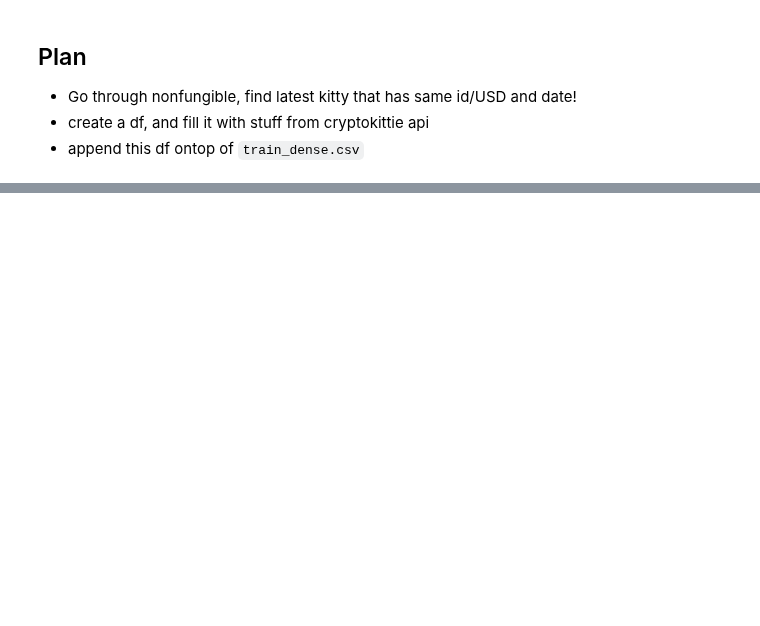
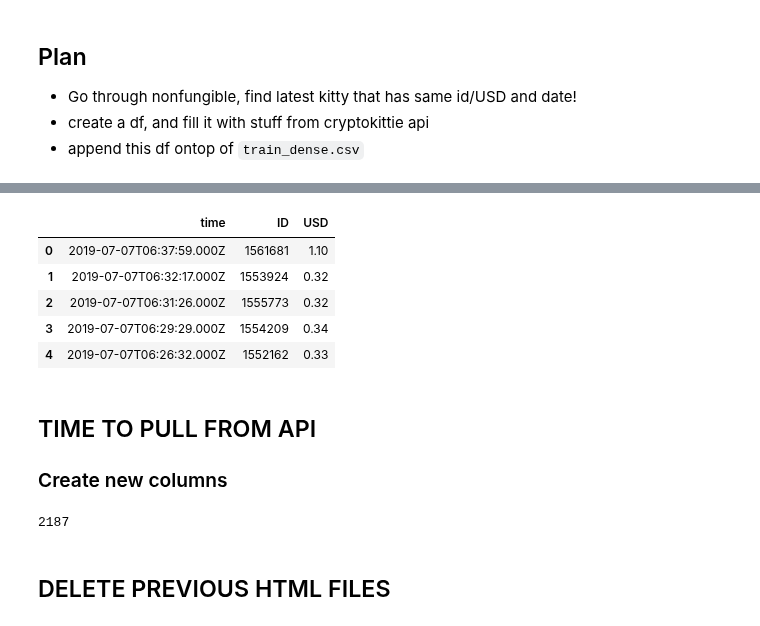
Before and after one commit to DylanBedetti/Trading-Cryptokitties, a Jupyter notebook: Data/Update.ipynb, the cells around one changed output, grey strips where cells are left out. Saved outputs shown, nothing was run; the diff lists cells and outputs as text; code cells hidden in the pictures; blank space fills up the shorter version.

```diff
--- a/Data/Update.ipynb
+++ b/Data/Update.ipynb
@@ -95,0 +101,58 @@ update_train_dense(data)
+# %%
+data = pd.read_csv("new_dense_DELETE.csv")
+data.head(5)
+# %% [output]
+|  | time | ID | USD |
+| 0 | 2019-07-07T06:37:59.000Z | 1561681 | 1.10 |
+| 1 | 2019-07-07T06:32:17.000Z | 1553924 | 0.32 |
+| 2 | 2019-07-07T06:31:26.000Z | 1555773 | 0.32 |
+| 3 | 2019-07-07T06:29:29.000Z | 1554209 | 0.34 |
+| 4 | 2019-07-07T06:26:32.000Z | 1552162 | 0.33 |
+# %% [markdown]
+## TIME TO PULL FROM API
+
+### Create new columns
+# %%
+# Random
+data['generation'] = ''
+data['color'] = ''
+data['is_fancy'] = ''
+data['is_exclusive'] = ''
+data['fancy_type'] = ''
+data['is_prestige'] = ''
+data['prestige_type'] = ''
+data['prestige_ranking'] = ''
+data['fancy_ranking'] = ''
+data['prestige_time_limit'] = ''
+
+# Enhanced cattributes
+data['enhanced_cattributes_eyes'] = ''
+data['enhanced_cattributes_pattern'] = ''
+data['enhanced_cattributes_body'] = ''
+data['enhanced_cattributes_mouth'] = ''
+data['enhanced_cattributes_colorprimary'] = ''
+data['enhanced_cattributes_colorsecondary'] = ''
+data['enhanced_cattributes_colortertiary'] = ''
+data['enhanced_cattributes_coloreyes'] = ''
+
+# Status
+data['status_cooldown_index'] = ''
+data['status_is_ready'] = ''
+data['status_is_gestating'] = ''
+
+# Purrs
+data['purrs_count'] = ''
+data['purrs_is_purred'] = ''
+
+# watchlist
+data['watchlist_count'] = ''
+data['watchlist_is_watchlisted'] = ''
+
+
+url_list = ['https://public.api.cryptokitties.co/v1/kitties/' + str(i) for i in data['ID'].unique()]
+
+print(len(url_list))
+# %% [output]
+2187
+# %% [markdown]
+## DELETE PREVIOUS HTML FILES
```
Also changed, not shown: parts of 22 cells of this notebook, 10 other files.
